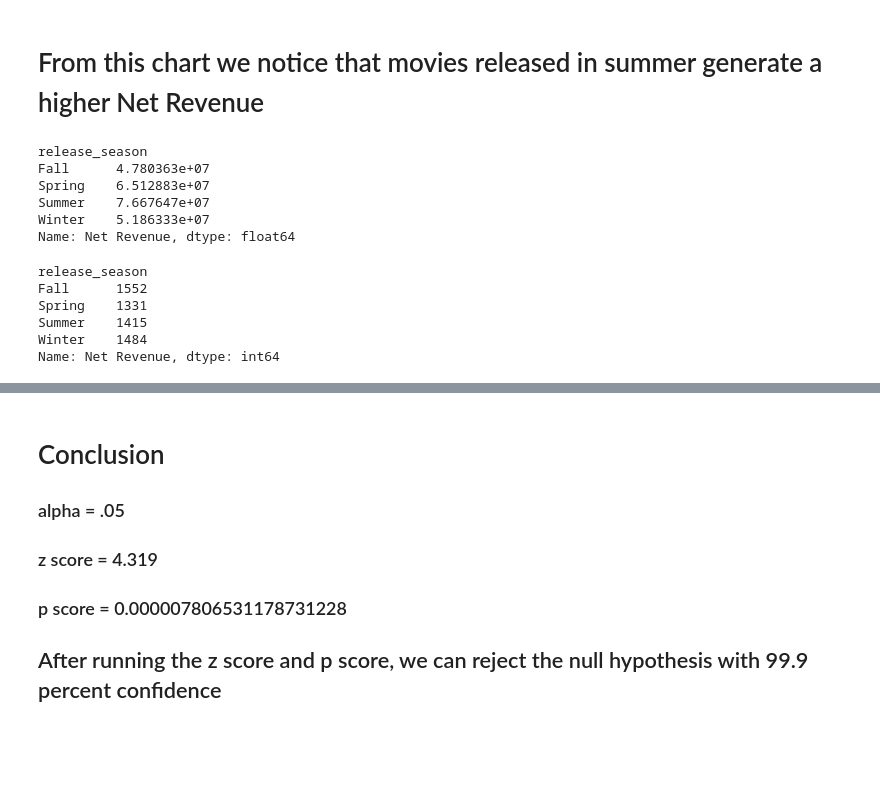
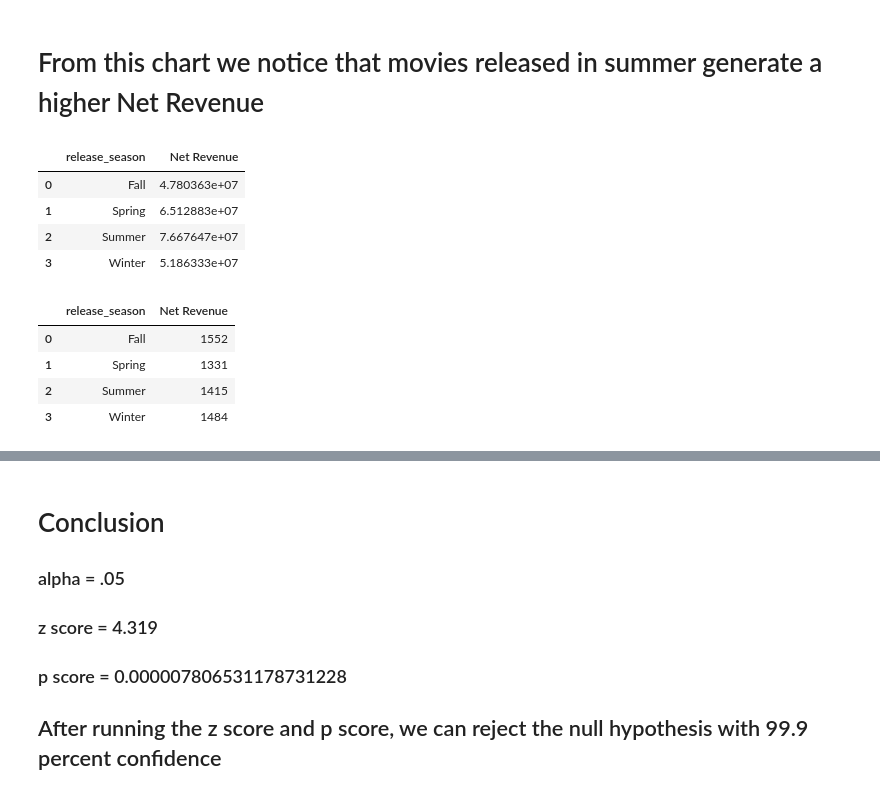
Before and after one commit to ndsecond/capstone-pod-7, a Jupyter notebook: notebooks/nuri-dir/Nuri.ipynb, the cells around one changed output, grey strips where cells are left out. Saved outputs shown, nothing was run; the diff lists cells and outputs as text; code cells hidden in the pictures; blank space fills up the shorter version.

```diff
--- a/notebooks/nuri-dir/Nuri.ipynb
+++ b/notebooks/nuri-dir/Nuri.ipynb
@@ -102,25 +102,23 @@ tn_budgets['release_season'] = tn_budgets["release_month"].map(season_month)
 tn_budgets.sort_values(by=["release_season"])
 by_season = tn_budgets.groupby("release_season")["Net Revenue"].mean().reset_index()
 # %%
-season_mean = tn_budgets.groupby("release_season")["Net Revenue"].mean()
+season_mean = tn_budgets.groupby("release_season")["Net Revenue"].mean().reset_index()
 season_mean
 # %% [output]
-release_season
-Fall      4.780363e+07
-Spring    6.512883e+07
-Summer    7.667647e+07
-Winter    5.186333e+07
-Name: Net Revenue, dtype: float64
+|  | release_season | Net Revenue |
+| 0 | Fall | 4.780363e+07 |
+| 1 | Spring | 6.512883e+07 |
+| 2 | Summer | 7.667647e+07 |
+| 3 | Winter | 5.186333e+07 |
 # %%
-season_count = tn_budgets.groupby("release_season")["Net Revenue"].count()
+season_count = tn_budgets.groupby("release_season")["Net Revenue"].count().reset_index()
 season_count
 # %% [output]
-release_season
-Fall      1552
-Spring    1331
-Summer    1415
-Winter    1484
-Name: Net Revenue, dtype: int64
+|  | release_season | Net Revenue |
+| 0 | Fall | 1552 |
+| 1 | Spring | 1331 |
+| 2 | Summer | 1415 |
+| 3 | Winter | 1484 |
 # %%
 import scipy.stats as stats
 from math import sqrt
```
Also changed, not shown: parts of 3 cells of this notebook.
